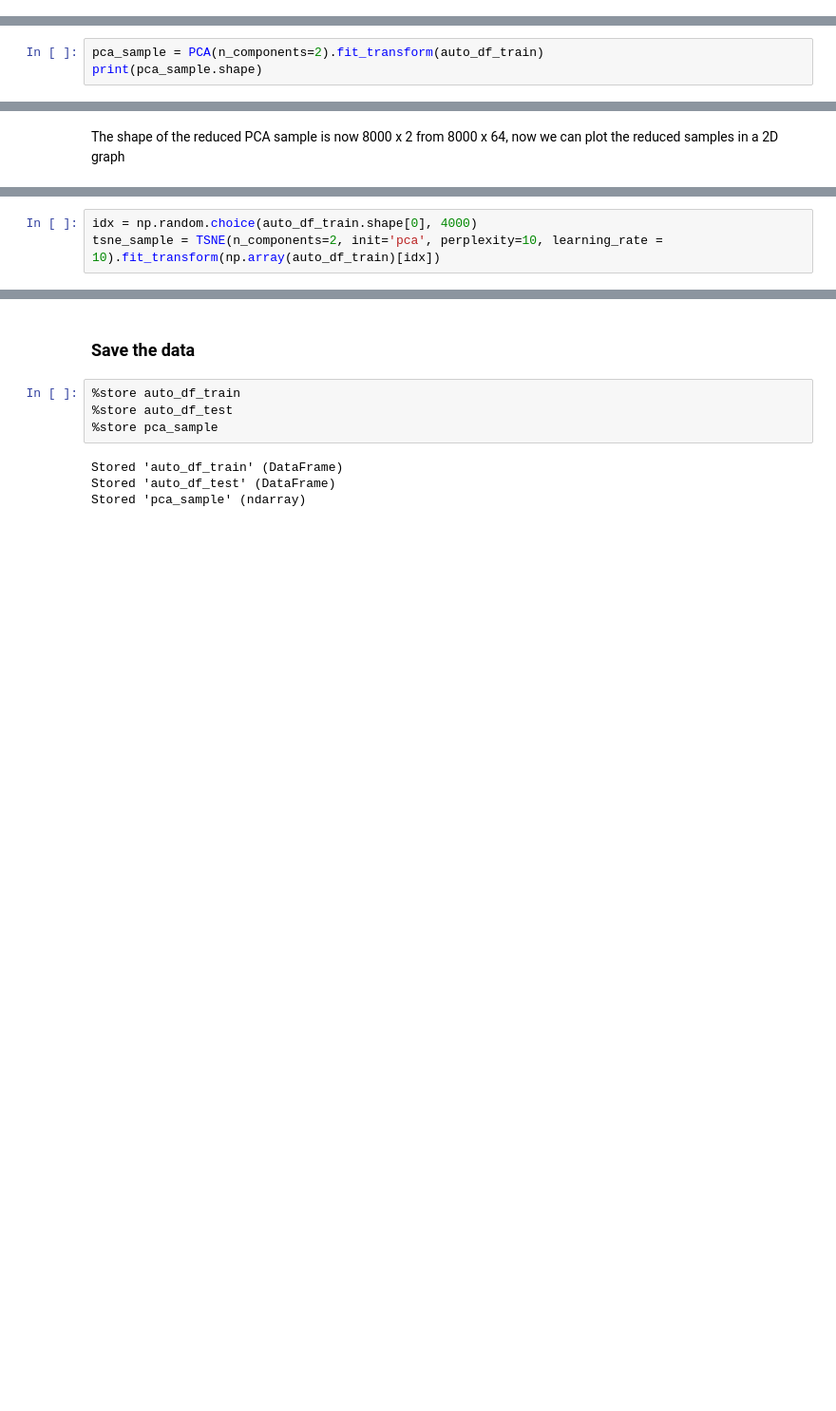
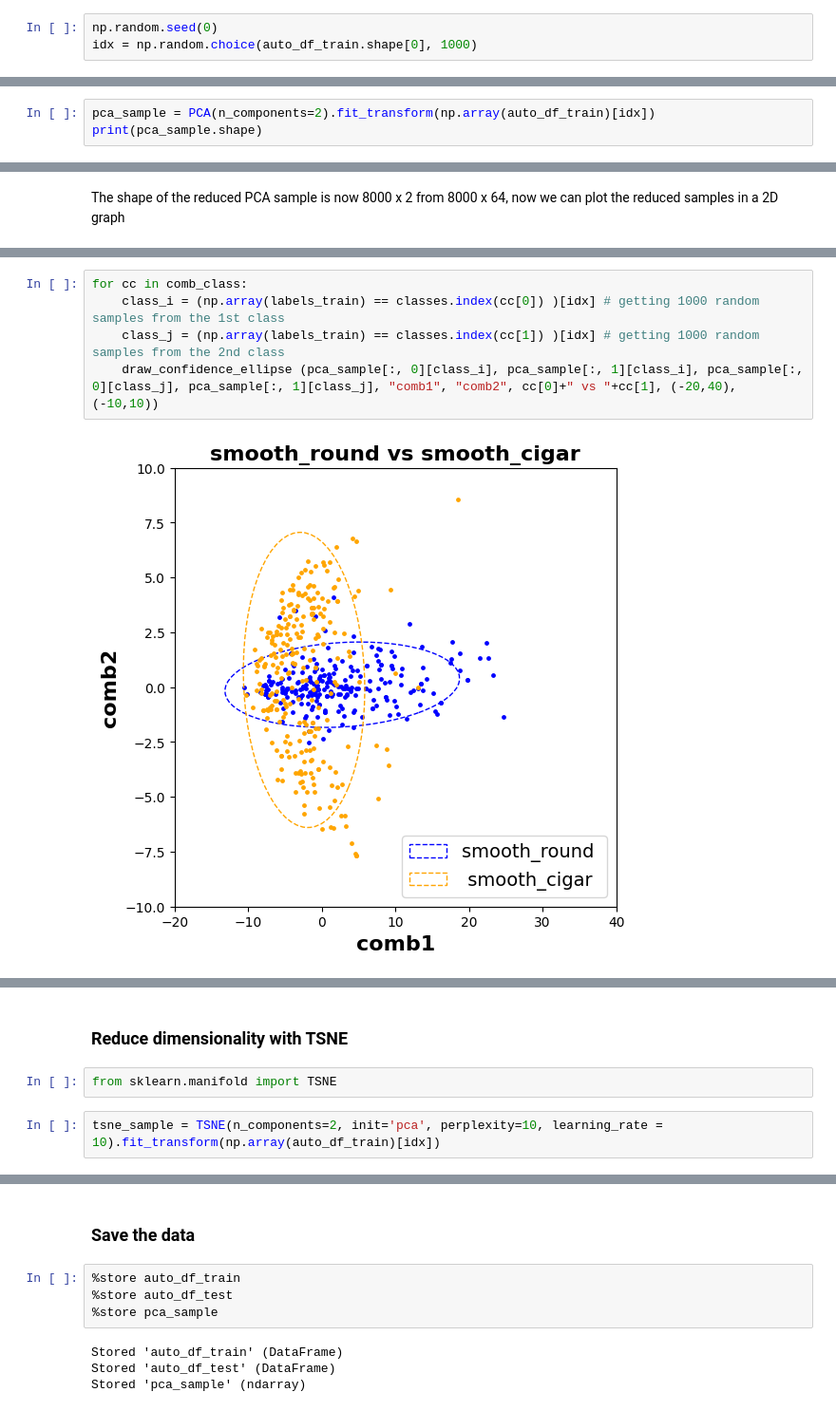
Before and after one commit to ezrafielding/galaxy-cluster, a Jupyter notebook: 3-Visualisation.ipynb, the cells around one changed output, grey strips where cells are left out. Shown at 95% size. Drawn from its saved outputs; the diff is of its cells as text; blank space fills up the shorter version.

```diff
--- a/3-Visualisation.ipynb
+++ b/3-Visualisation.ipynb
@@ -70,0 +82,3 @@ print(auto_df_train.shape)
+# %%
+np.random.seed(0)
+idx = np.random.choice(auto_df_train.shape[0], 1000)
@@ -75,5 +102,5 @@ from sklearn.manifold import TSNE
 from sklearn.decomposition import PCA
 # %%
-pca_sample = PCA(n_components=2).fit_transform(auto_df_train)
+pca_sample = PCA(n_components=2).fit_transform(np.array(auto_df_train)[idx])
 print(pca_sample.shape)
 # %% [output]
@@ -183,0 +118,7 @@ for cc in comb_class:
+# %%
+for cc in comb_class:
+    class_i = (np.array(labels_train) == classes.index(cc[0]) )[idx] # getting 1000 random samples from the 1st class
+    class_j = (np.array(labels_train) == classes.index(cc[1]) )[idx] # getting 1000 random samples from the 2nd class
+    draw_confidence_ellipse (pca_sample[:, 0][class_i], pca_sample[:, 1][class_i], pca_sample[:, 0][class_j], pca_sample[:, 1][class_j], "comb1", "comb2", cc[0]+" vs "+cc[1], (-20,40), (-10,10))
+# %% [output]
+[figure, added]
@@ -184,3 +130,6 @@ for cc in comb_class:
+# %% [markdown]
+### Reduce dimensionality with TSNE
+# %%
+from sklearn.manifold import TSNE
 # %%
-idx = np.random.choice(auto_df_train.shape[0], 4000)
 tsne_sample = TSNE(n_components=2, init='pca', perplexity=10, learning_rate = 10).fit_transform(np.array(auto_df_train)[idx])
```
Also changed, not shown: parts of 33 cells of this notebook, 2 other files.
